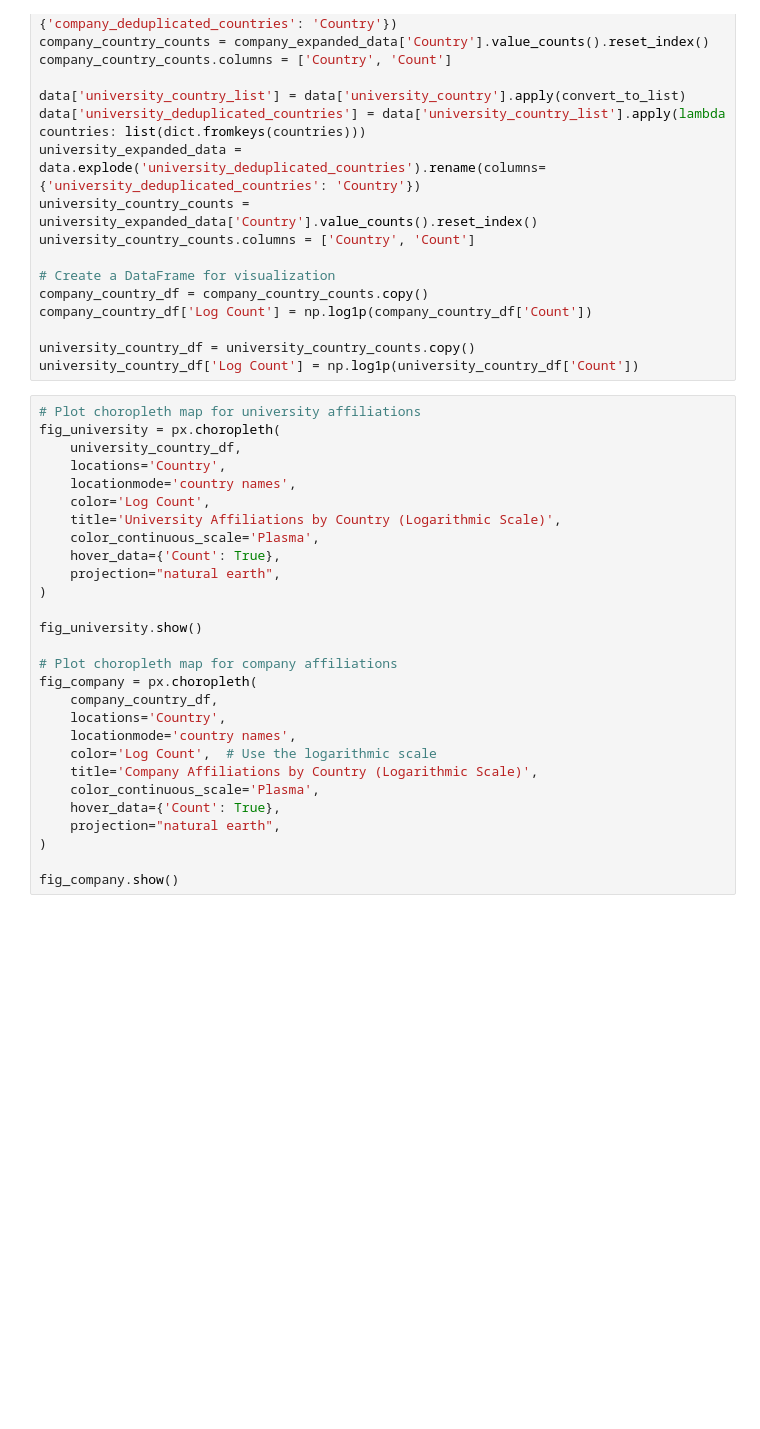
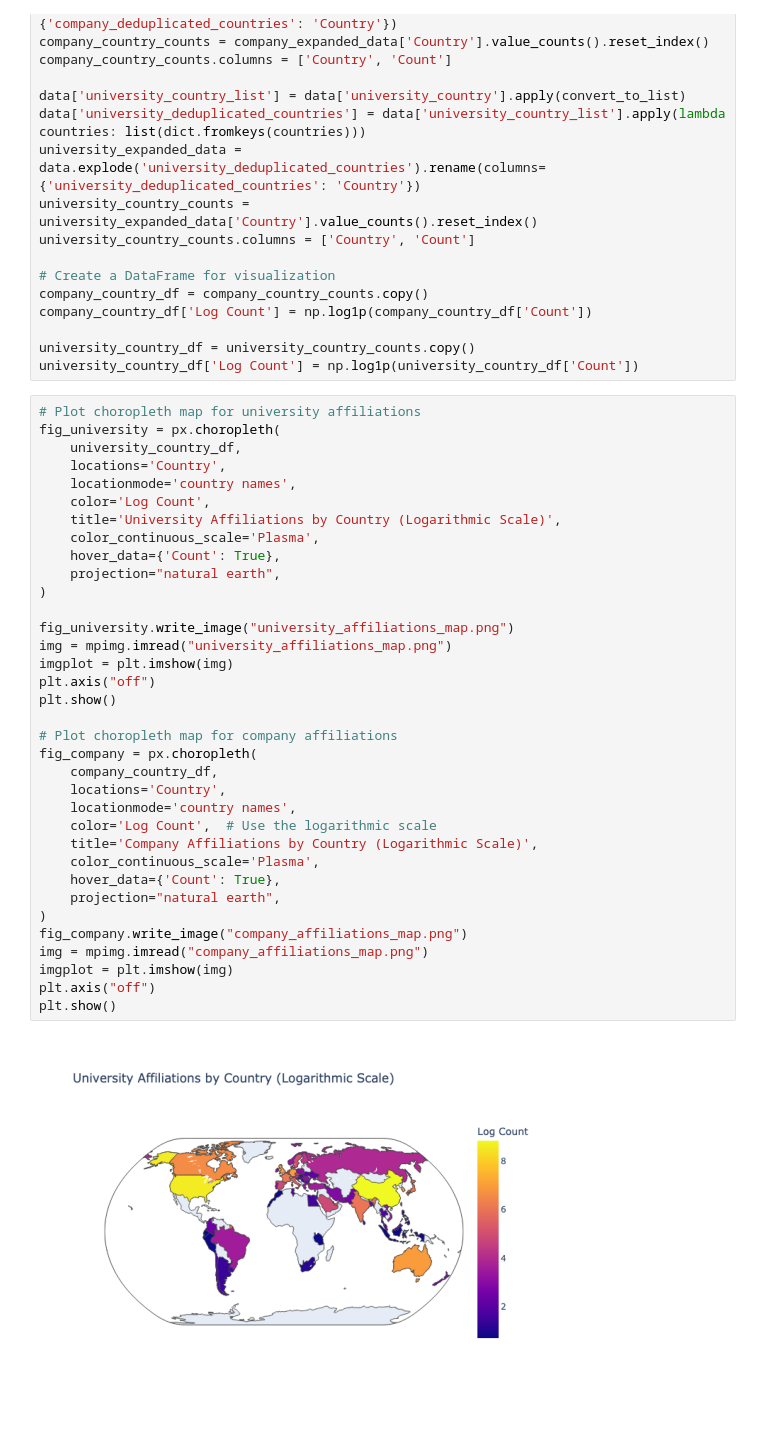
Before and after one commit to mervekocabas/Data_Literacy, a Jupyter notebook: notebooks/country_distribution.ipynb, the cells around one changed output. Cells and saved outputs as stored; diff of their text form; blank space fills up the shorter version.

```diff
--- a/notebooks/country_distribution.ipynb
+++ b/notebooks/country_distribution.ipynb
@@ -43,28 +45,37 @@ university_country_df['Log Count'] = np.log1p(university_country_df['Count'])
 # %%
 # Plot choropleth map for university affiliations
 fig_university = px.choropleth(
     university_country_df,
     locations='Country',
     locationmode='country names',
     color='Log Count',
     title='University Affiliations by Country (Logarithmic Scale)',
     color_continuous_scale='Plasma',
     hover_data={'Count': True},
     projection="natural earth",
 )
 
-fig_university.show()
+fig_university.write_image("university_affiliations_map.png")
+img = mpimg.imread("university_affiliations_map.png")
+imgplot = plt.imshow(img)
+plt.axis("off")
+plt.show()
 
 # Plot choropleth map for company affiliations
 fig_company = px.choropleth(
     company_country_df,
     locations='Country',
     locationmode='country names',
     color='Log Count',  # Use the logarithmic scale
     title='Company Affiliations by Country (Logarithmic Scale)',
     color_continuous_scale='Plasma',
     hover_data={'Count': True},
     projection="natural earth",
 )
-
-fig_company.show()
+fig_company.write_image("company_affiliations_map.png")
+img = mpimg.imread("company_affiliations_map.png")
+imgplot = plt.imshow(img)
+plt.axis("off")
+plt.show()
+# %% [output]
+[figure, added]
```
Also changed, not shown: parts of 2 cells of this notebook.
